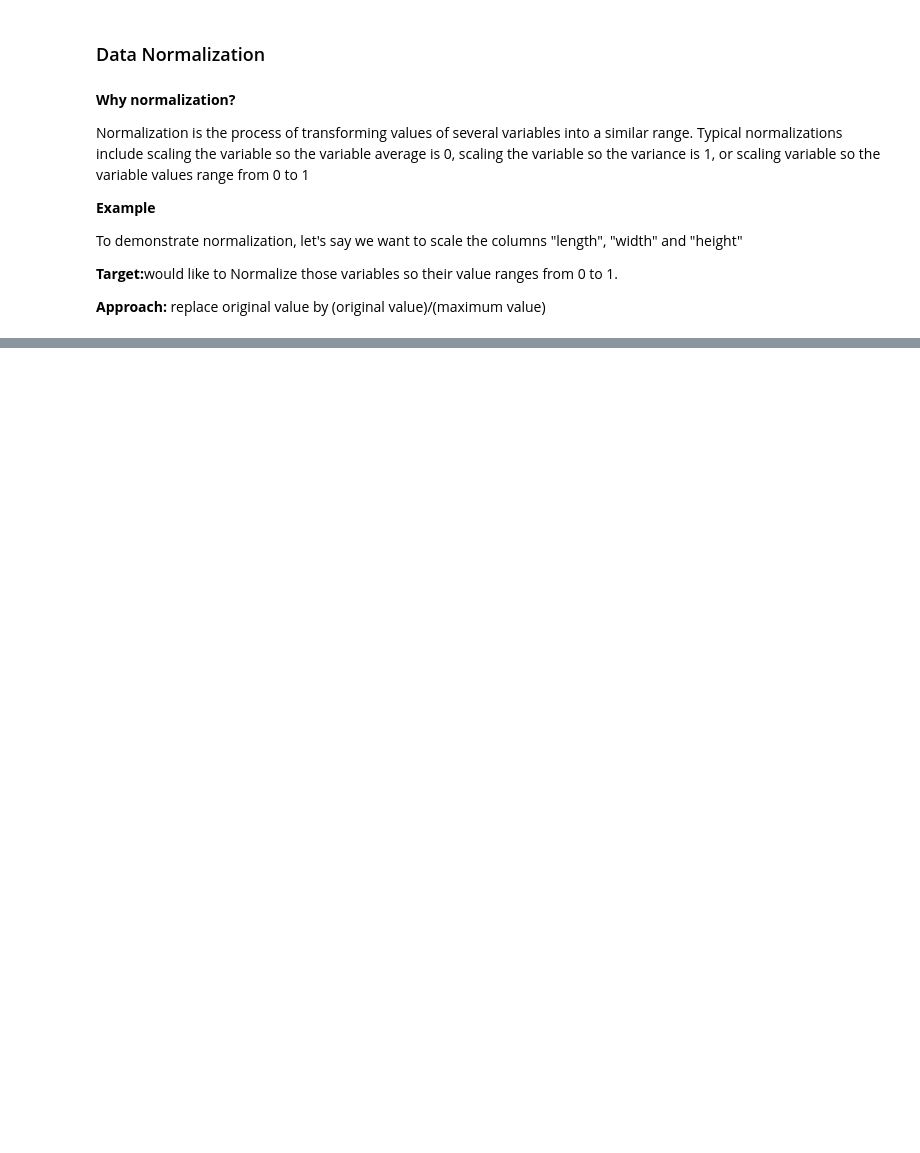
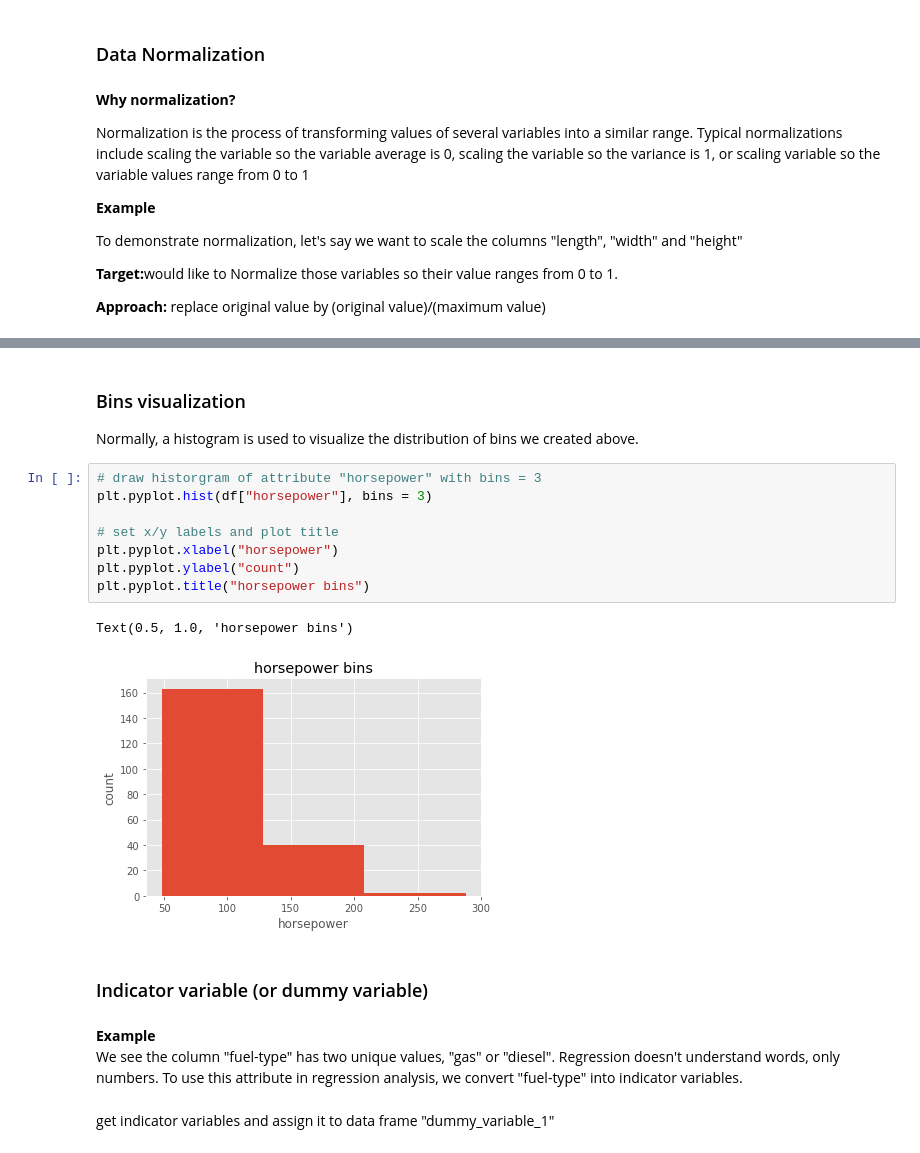
Before and after one commit to essanhaji/car_prices, a Jupyter notebook: main.ipynb, the cells around one changed output, grey strips where cells are left out. Cells and saved outputs as stored; diff of their text form; blank space fills up the shorter version.

```diff
--- a/main.ipynb
+++ b/main.ipynb
@@ -421,0 +477,21 @@ df
+# %% [markdown]
+<h3>Bins visualization</h3>
+Normally, a histogram is used to visualize the distribution of bins we created above.
+# %%
+# draw historgram of attribute "horsepower" with bins = 3
+plt.pyplot.hist(df["horsepower"], bins = 3)
+
+# set x/y labels and plot title
+plt.pyplot.xlabel("horsepower")
+plt.pyplot.ylabel("count")
+plt.pyplot.title("horsepower bins")
+# %% [output]
+Text(0.5, 1.0, 'horsepower bins')
+[figure, added]
+# %% [markdown]
+### Indicator variable (or dummy variable)
+# %% [markdown]
+<b>Example</b><br>
+We see the column "fuel-type" has two unique values, "gas" or "diesel". Regression doesn't understand words, only numbers. To use this attribute in regression analysis, we convert "fuel-type" into indicator variables.
+# %% [markdown]
+get indicator variables and assign it to data frame "dummy_variable_1"
```
Also changed, not shown: parts of 26 cells of this notebook.
